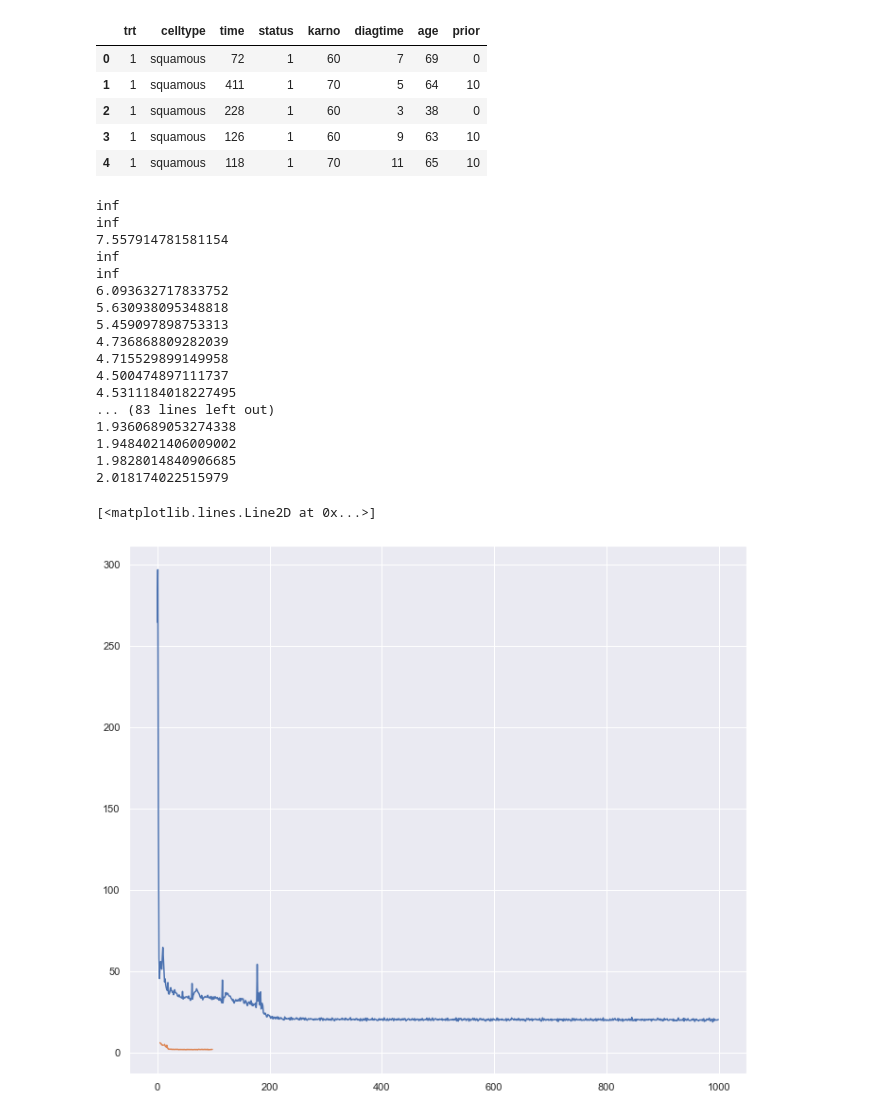
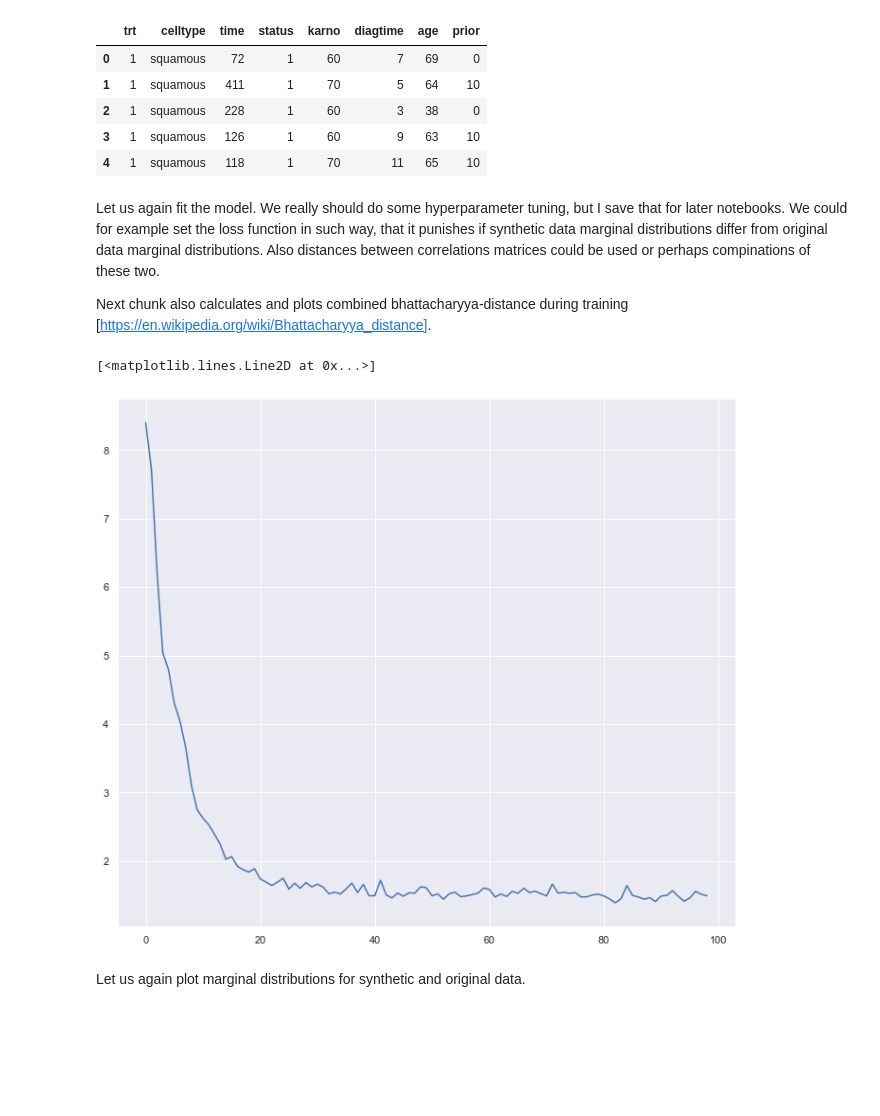
Before and after one commit to visama/Mixed_vae, a Jupyter notebook: Notebooks/Fitting_the_model.ipynb, the cells around one changed output. Saved outputs shown, nothing was run; the diff lists cells and outputs as text; code cells hidden in the pictures; blank space fills up the shorter version.

Commit message:
Update and fix training_the_model notebook

```diff
--- a/Notebooks/Fitting_the_model.ipynb
+++ b/Notebooks/Fitting_the_model.ipynb
@@ -178,45 +180,33 @@ X.head()
 | 2 | 1 | squamous | 228 | 1 | 60 | 3 | 38 | 0 |
 | 3 | 1 | squamous | 126 | 1 | 60 | 9 | 63 | 10 |
 | 4 | 1 | squamous | 118 | 1 | 70 | 11 | 65 | 10 |
+# %% [markdown]
+Let us again fit the model. We really should do some hyperparameter tuning, but I save that for later notebooks. We could for example set the loss function in such way, that it punishes if synthetic data marginal distributions differ from original data marginal distributions. Also distances between correlations matrices could be used or perhaps compinations of these two.
+
+Next chunk also calculates and plots combined bhattacharyya-distance during training [https://en.wikipedia.org/wiki/Bhattacharyya_distance].
 # %%
 from training import training_loop_no_epochs_B_loss
 
 #"O" means variable is modelled by categorical distribution. Anything else is negative binomial distribution
 variable_types = ["cat", "cat", "int_negBin", "cat", "int_negBin", "int_negBin","int_negBin","cat"]
 
 data_dict = data_dictionary(X)
 
 X_input, X_dict, realisation_counts, = get_inputs_outputs(X, data_dict, variable_types)
 
 decoder_int_output_size = decoder_int_output_layer_size(variable_types)
 
 z_dim = 3
 model = VAE_mixed( X, X_dict, z_dim, 40, 40, realisation_counts, variable_types, decoder_int_output_size)
 
 batch_size = 30
 optimizer_learning_rate = 0.05
 batches = 1000
 model, losses, b_loss = training_loop_no_epochs_B_loss(model, X, batches, batch_size, optimizer_learning_rate, X_input, X_dict, variable_types, M_samples = 10)
-plt.plot(losses)
 plt.plot(b_loss)
 # %% [output]
-inf
-inf
-7.557914781581154
-inf
-inf
-6.093632717833752
-5.630938095348818
-5.459097898753313
-4.736868809282039
-4.715529899149958
-4.500474897111737
-4.5311184018227495
-... (83 lines left out)
-1.9360689053274338
-1.9484021406009002
-1.9828014840906685
-2.018174022515979
+[<matplotlib.lines.Line2D at 0x...>]
-[<matplotlib.lines.Line2D at 0x...>]
-[figure, old version]
+[figure, new version]
+# %% [markdown]
+Let us again plot marginal distributions for synthetic and original data.
 # %%
```
Also changed, not shown: parts of 8 cells of this notebook, 1 other file.
